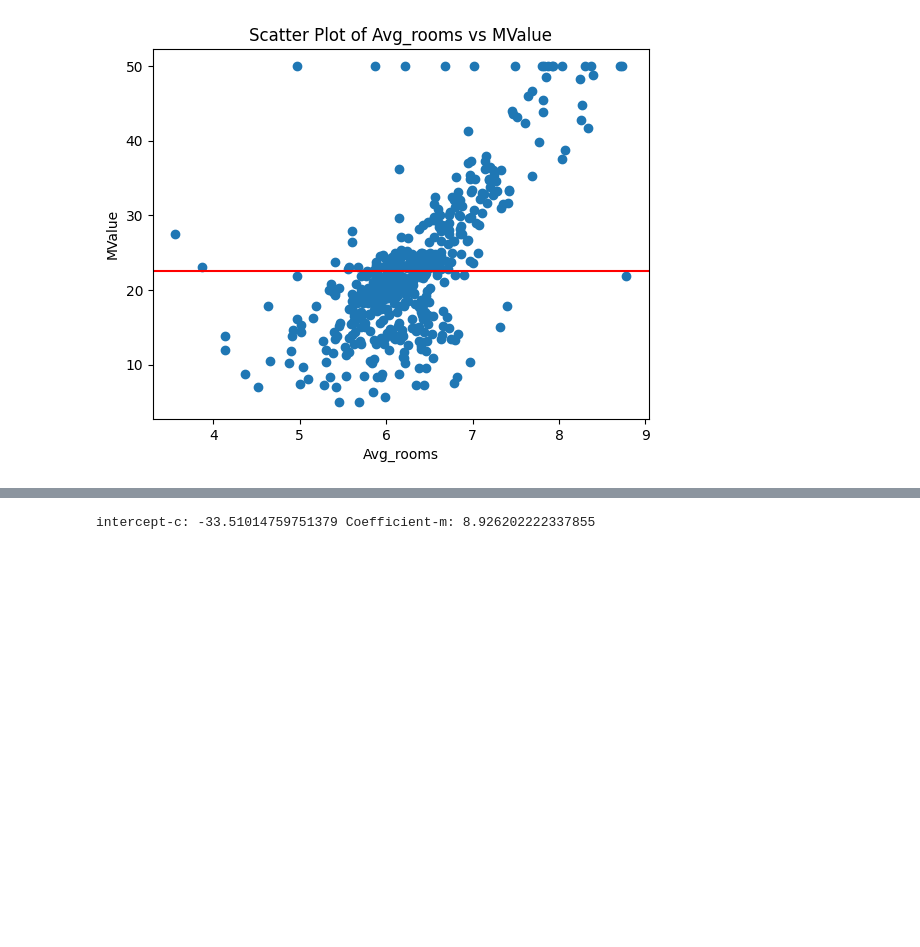
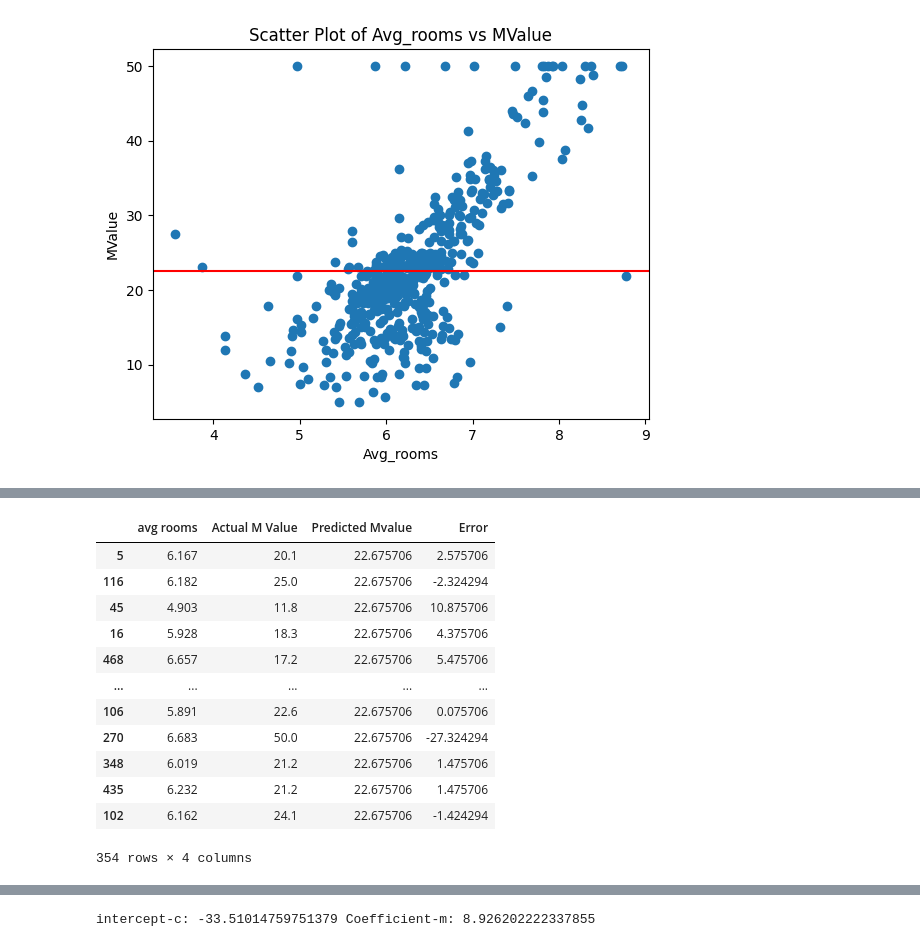
Before and after one commit to swetha2348568/ML_assignments, a Jupyter notebook: 2348568_lab1_aml.ipynb, the cells around one changed output, grey strips where cells are left out. Cells and saved outputs as stored; diff of their text form; code cells hidden in the pictures; blank space fills up the shorter version.

```diff
--- a/2348568_lab1_aml.ipynb
+++ b/2348568_lab1_aml.ipynb
@@ -120,0 +124,20 @@ ax.set_title('Model Comparison')
+# %%
+model1_obs=pd.DataFrame({'avg rooms':df1['Avg_rooms '],
+                         'Actual M Value':df1['MValue'],
+                         'Predicted Mvalue':df1['Min_model1'],
+                         'Error':(df1.Min_model1-df1.MValue)})
+model1_obs
+# %% [output]
+|  | avg rooms | Actual M Value | Predicted Mvalue | Error |
+| 5 | 6.167 | 20.1 | 22.675706 | 2.575706 |
+| 116 | 6.182 | 25.0 | 22.675706 | -2.324294 |
+| 45 | 4.903 | 11.8 | 22.675706 | 10.875706 |
+| 16 | 5.928 | 18.3 | 22.675706 | 4.375706 |
+| 468 | 6.657 | 17.2 | 22.675706 | 5.475706 |
+| ... | ... | ... | ... | ... |
+| 106 | 5.891 | 22.6 | 22.675706 | 0.075706 |
+| 270 | 6.683 | 50.0 | 22.675706 | -27.324294 |
+| 348 | 6.019 | 21.2 | 22.675706 | 1.475706 |
+| 435 | 6.232 | 21.2 | 22.675706 | 1.475706 |
+| 102 | 6.162 | 24.1 | 22.675706 | -1.424294 |
+354 rows × 4 columns
```
Also changed, not shown: parts of 21 cells of this notebook.
